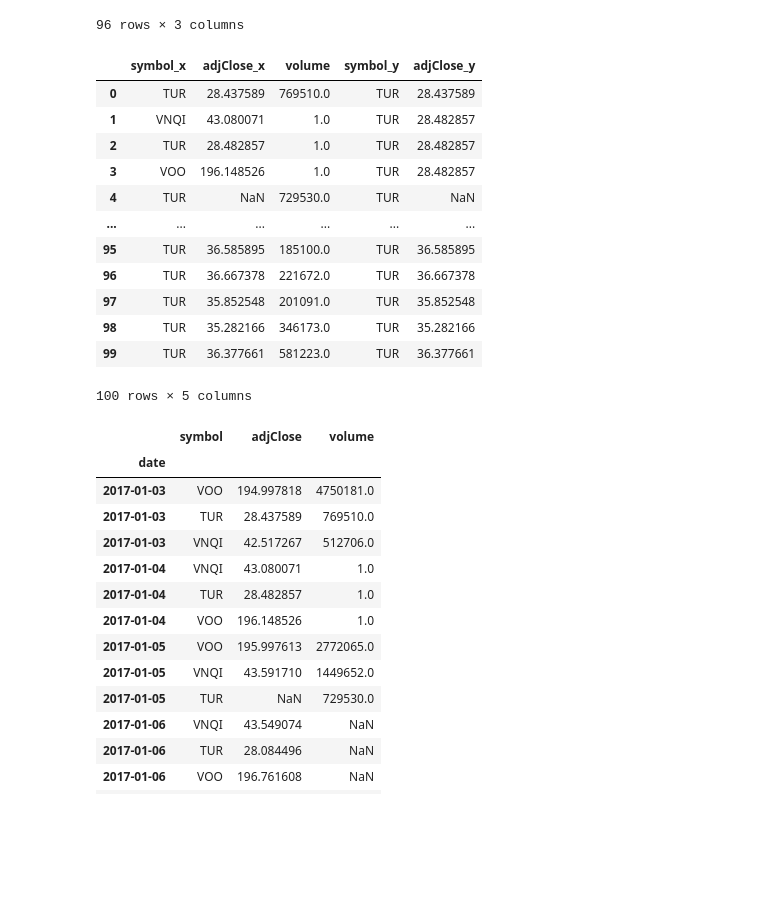
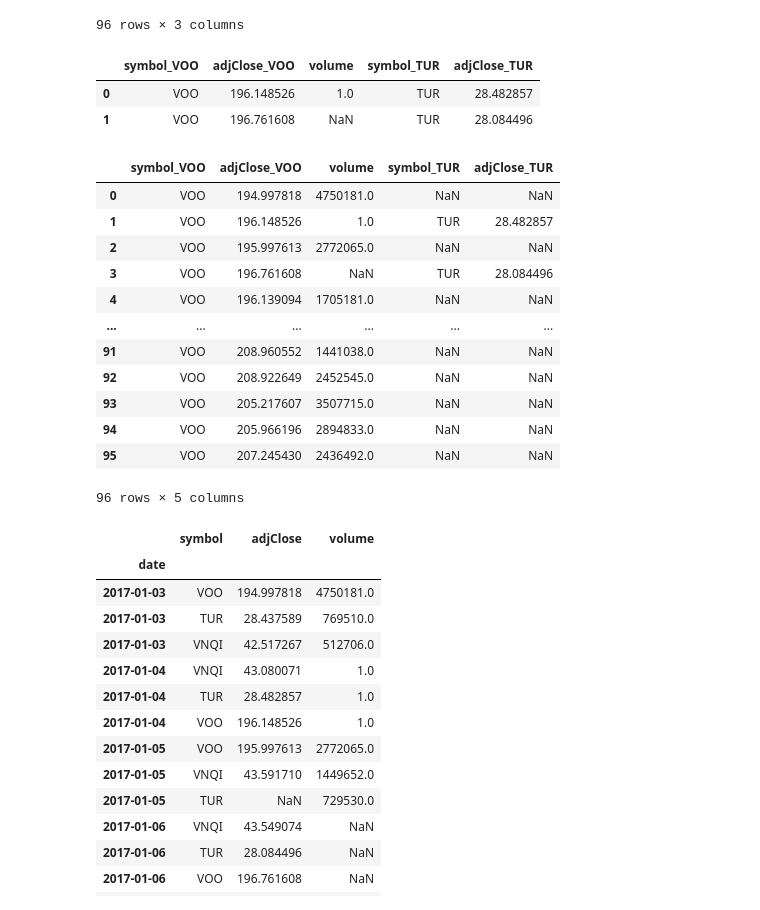
Before and after one commit to lambdaclass/data_etudes, a Jupyter notebook: clases/clase_2_estadistica.ipynb, the cells around one changed output. Cells and saved outputs as stored; diff of their text form; code cells hidden in the pictures; blank space fills up the shorter version.

```diff
--- a/clases/clase_2_estadistica.ipynb
+++ b/clases/clase_2_estadistica.ipynb
@@ -496,22 +513,33 @@ TUR
 | 2017-05-18 | TUR | 35.282166 | 346173.0 |
 | 2017-05-19 | TUR | 36.377661 | 581223.0 |
 96 rows × 3 columns
-# %%
-df.merge(TUR, on='volume')
-# %% [output]
-|  | symbol_x | adjClose_x | volume | symbol_y | adjClose_y |
-| 0 | TUR | 28.437589 | 769510.0 | TUR | 28.437589 |
-| 1 | VNQI | 43.080071 | 1.0 | TUR | 28.482857 |
-| 2 | TUR | 28.482857 | 1.0 | TUR | 28.482857 |
-| 3 | VOO | 196.148526 | 1.0 | TUR | 28.482857 |
-| 4 | TUR | NaN | 729530.0 | TUR | NaN |
-| ... | ... | ... | ... | ... | ... |
-| 95 | TUR | 36.585895 | 185100.0 | TUR | 36.585895 |
-| 96 | TUR | 36.667378 | 221672.0 | TUR | 36.667378 |
-| 97 | TUR | 35.852548 | 201091.0 | TUR | 35.852548 |
-| 98 | TUR | 35.282166 | 346173.0 | TUR | 35.282166 |
-| 99 | TUR | 36.377661 | 581223.0 | TUR | 36.377661 |
-100 rows × 5 columns
+# %%
+VOO = df.query('symbol == "VOO"')
+# %%
+# Merge entre VOO y TUR en volumen. Devuelve un df con las filas donde coinciden los volumenes de símbolos TUR y VOO
+VOO.merge(TUR, on='volume', suffixes = ('_VOO', '_TUR'))
+# %% [output]
+|  | symbol_VOO | adjClose_VOO | volume | symbol_TUR | adjClose_TUR |
+| 0 | VOO | 196.148526 | 1.0 | TUR | 28.482857 |
+| 1 | VOO | 196.761608 | NaN | TUR | 28.084496 |
+# %%
+# Mismo merge que antes pero left (left join en SQL). Las filas de VOO cuyo volumen no coincide con ninguno de TUR se
+# agregan al resultado con valores NaN del lado de TUR.
+VOO.merge(TUR, on='volume', suffixes = ('_VOO', '_TUR'), how = 'left')
+# %% [output]
+|  | symbol_VOO | adjClose_VOO | volume | symbol_TUR | adjClose_TUR |
+| 0 | VOO | 194.997818 | 4750181.0 | NaN | NaN |
+| 1 | VOO | 196.148526 | 1.0 | TUR | 28.482857 |
+| 2 | VOO | 195.997613 | 2772065.0 | NaN | NaN |
+| 3 | VOO | 196.761608 | NaN | TUR | 28.084496 |
+| 4 | VOO | 196.139094 | 1705181.0 | NaN | NaN |
+| ... | ... | ... | ... | ... | ... |
+| 91 | VOO | 208.960552 | 1441038.0 | NaN | NaN |
+| 92 | VOO | 208.922649 | 2452545.0 | NaN | NaN |
+| 93 | VOO | 205.217607 | 3507715.0 | NaN | NaN |
+| 94 | VOO | 205.966196 | 2894833.0 | NaN | NaN |
+| 95 | VOO | 207.245430 | 2436492.0 | NaN | NaN |
+96 rows × 5 columns
 # %%
 df.iloc[0:15]
 # %% [output]
```
Also changed, not shown: parts of 20 cells of this notebook.
